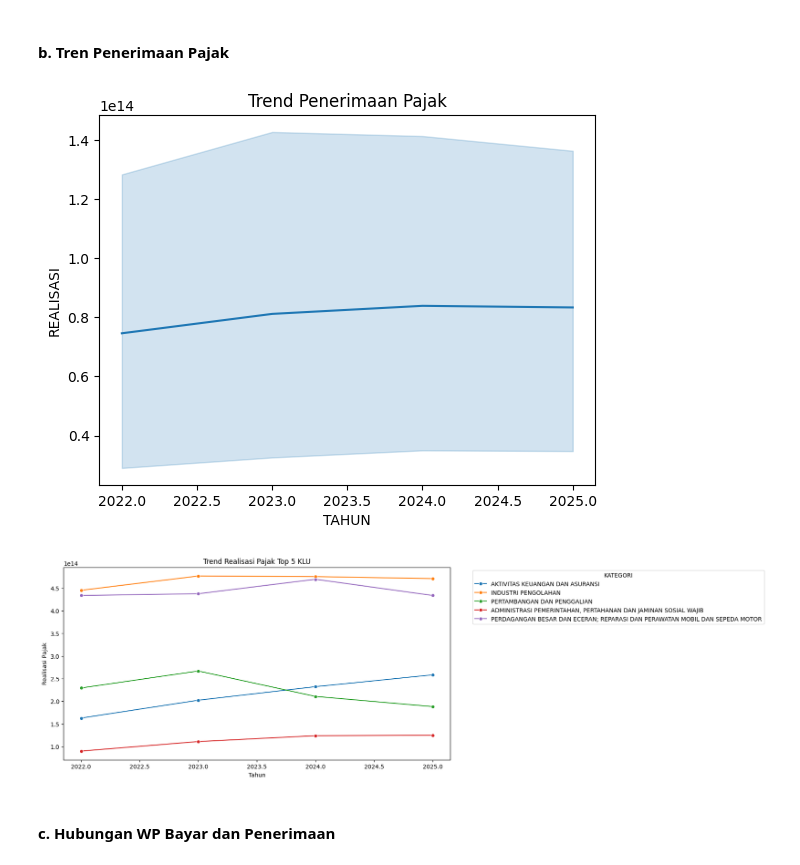
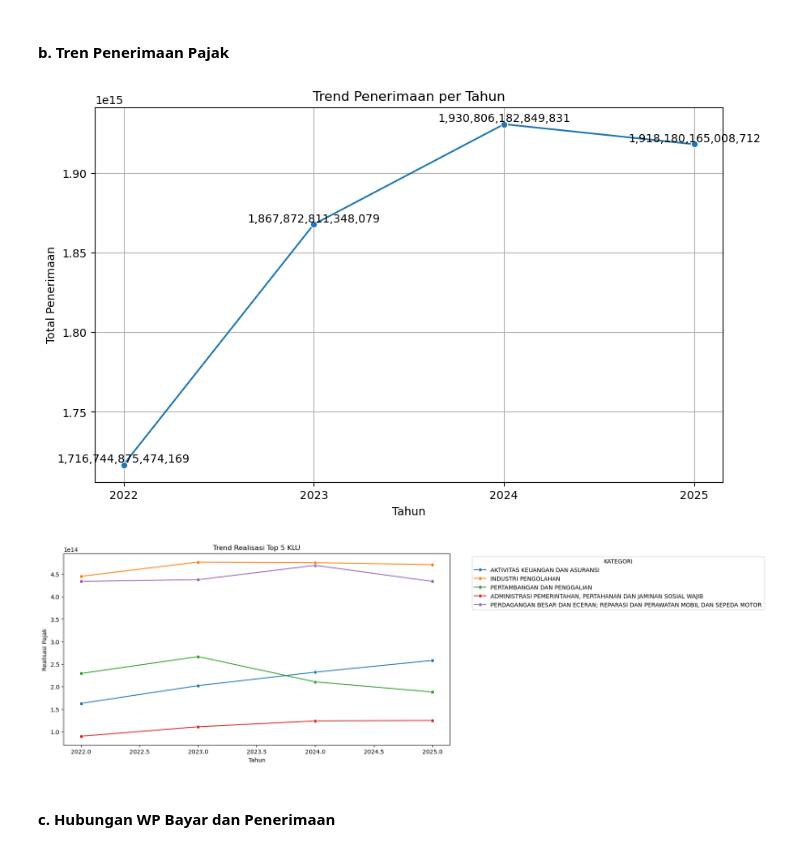
Before and after one commit to gopaspsb/MLFlow, a Jupyter notebook: Kelompok 2.ipynb, the cells around one changed output. Drawn from its saved outputs; the diff is of its cells as text; code cells hidden in the pictures.

```diff
--- a/Kelompok 2.ipynb
+++ b/Kelompok 2.ipynb
@@ -135,11 +164,20 @@ plt.show()
 # %% [markdown]
 #### b. Tren Penerimaan Pajak
 # %%
-sns.lineplot(data=df, x="TAHUN", y="REALISASI")
-plt.title("Trend Penerimaan Pajak")
+# Grafik Trend Penerimaaan per Tahun dan tampilkan angka total penerimaan per tahun
+penerimaan_per_tahun = df.groupby("TAHUN")["REALISASI"].sum().reset_index()
+plt.figure(figsize=(10,6))
+sns.lineplot(data=penerimaan_per_tahun, x="TAHUN", y="REALISASI", marker="o")
+for index, row in penerimaan_per_tahun.iterrows():
+    plt.text(row["TAHUN"], row["REALISASI"], f"{row['REALISASI']:,.0f}", ha='center', va='bottom')
+plt.title("Trend Penerimaan per Tahun")
+plt.xlabel("Tahun")
+plt.ylabel("Total Penerimaan")
+plt.xticks(penerimaan_per_tahun["TAHUN"])
+plt.grid()
 plt.show()
 # %% [output]
-[figure, old version]
+[figure, new version]
 # %%
 top_klu = df.groupby("KATEGORI")["REALISASI"].sum().nlargest(5).index
 df_top = df[df["KATEGORI"].isin(top_klu)]
@@ -154,15 +192,15 @@ sns.lineplot(
     marker="o"
 )
 
-plt.title("Trend Realisasi Pajak Top 5 KLU")
+plt.title("Trend Realisasi Top 5 KLU")
 plt.xlabel("Tahun")
 plt.ylabel("Realisasi Pajak")
 
-plt.legend(title="KATEGORI", bbox_to_anchor=(1.05,1), loc="upper left")
+plt.legend(title="KATEGORI", bbox_to_anchor=(1.05,1), loc="best")
 
 plt.show()
 # %% [output]
-[figure, old version]
+[figure, new version]
 # %% [markdown]
 #### c. Hubungan WP Bayar dan Penerimaan
 # %%
```
Also changed, not shown: parts of 9 cells of this notebook.
